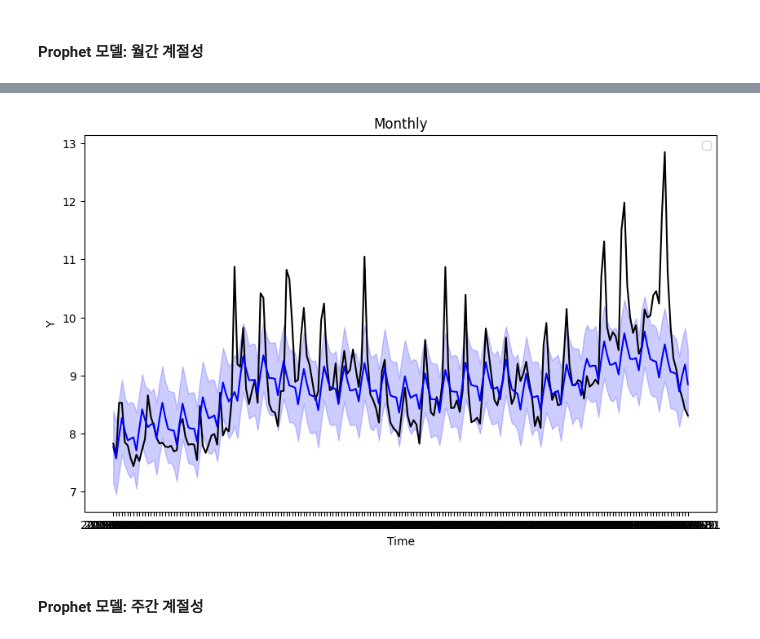
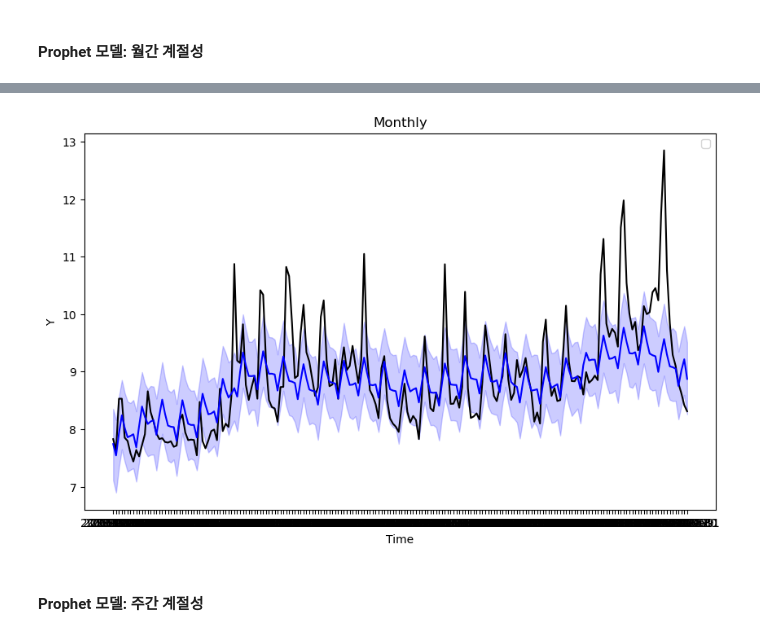
Before and after one commit to safeai-snu/Econometrics, a Jupyter notebook: Part.4/11.Prophet.ipynb, the cells around one changed output, grey strips where cells are left out. Drawn from its saved outputs; the diff is of its cells as text; code cells hidden in the pictures.

```diff
--- a/Part.4/11.Prophet.ipynb
+++ b/Part.4/11.Prophet.ipynb
@@ -42,5 +44,5 @@ a = add_changepoints_to_plot(fig.gca(), pro, forecast)
 # %%
-pro = Prophet(changepoint_prior_scale=0.3)
+pro = Prophet(changepoint_prior_scale=0.5)
 pro.fit(df)
 
 future = pro.make_future_dataframe(periods=365)
@@ -62,7 +64,7 @@ fig2 = pro.plot_components(forecast)
 ##### 모델 피팅, 분해 및 예측 시각화 (연간 계절성 10)
 # %%
 pro = Prophet(
-    changepoint_prior_scale=0.05,
+    changepoint_prior_scale=0.1,
     yearly_seasonality=10,
     daily_seasonality=False
 )
@@ -80,7 +82,7 @@ fig = pro.plot_components(forecast)
 ##### 모델 피팅, 분해 및 예측 시각화 (연간 계절성 20)
 # %%
 pro = Prophet(
-    changepoint_prior_scale=0.05,
+    changepoint_prior_scale=0.1,
     yearly_seasonality=20,
     daily_seasonality=False
 )
@@ -98,7 +100,7 @@ fig = pro.plot_components(forecast)
 ##### 예측 (연간 계절성 10)
 # %%
 pro = Prophet(
-    changepoint_prior_scale=0.05,
+    changepoint_prior_scale=0.1,
     yearly_seasonality=10,
     daily_seasonality=False
 )
@@ -125,7 +127,7 @@ plt.show()
 #### Prophet 모델: 월간 계절성
 # %%
 pro = Prophet(
-    changepoint_prior_scale=0.05,
+    changepoint_prior_scale=0.1,
     yearly_seasonality=10,
     daily_seasonality=False
 )
@@ -151,4 +153,4 @@ plt.show()
-[figure, old version]
+[figure, new version]
 # %% [markdown]
 #### Prophet 모델: 주간 계절성
 # %%
```
Also changed, not shown: parts of 17 cells of this notebook, 15 other files.
